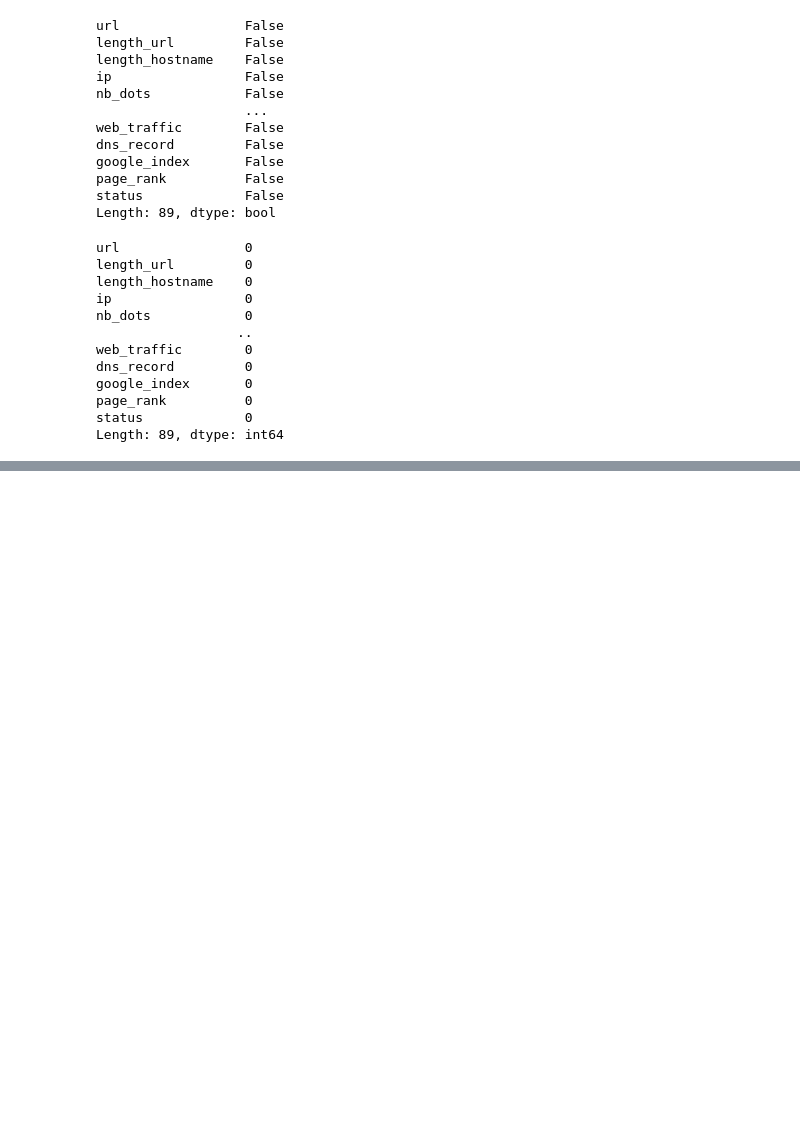
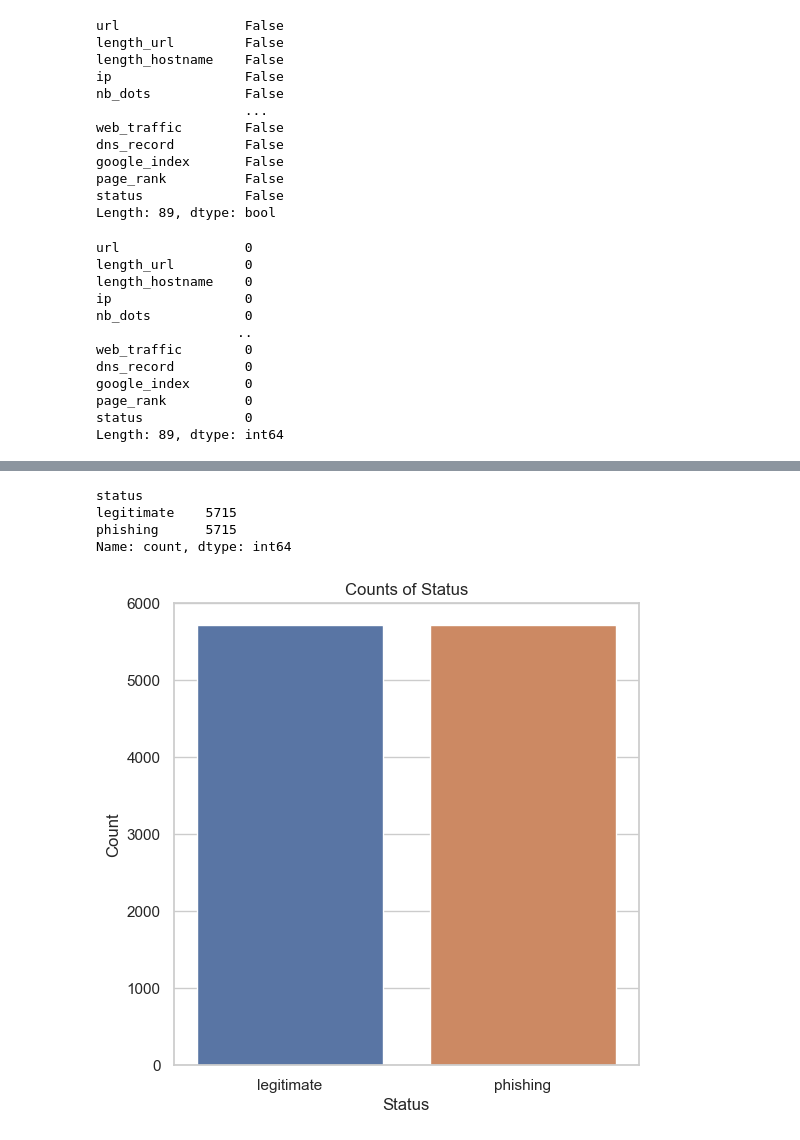
Before and after one commit to DhanrajGangireddy/Project, a Jupyter notebook: Trainingfile.ipynb, the cells around one changed output, grey strips where cells are left out. Cells and saved outputs as stored; diff of their text form; code cells hidden in the pictures; blank space fills up the shorter version.

```diff
--- a/Trainingfile.ipynb
+++ b/Trainingfile.ipynb
@@ -88,0 +169,17 @@ Length: 89, dtype: int64
+# %%
+df['status'].value_counts()
+# %% [output]
+status
+legitimate    5715
+phishing      5715
+Name: count, dtype: int64
+# %%
+sns.set_theme(style="whitegrid")
+plt.figure(figsize=(6, 6))
+sns.countplot(data=df, x='status')
+plt.title('Counts of Status')
+plt.xlabel('Status')
+plt.ylabel('Count')
+plt.show()
+# %% [output]
+[figure, added]
```
Also changed, not shown: parts of 8 cells of this notebook.
